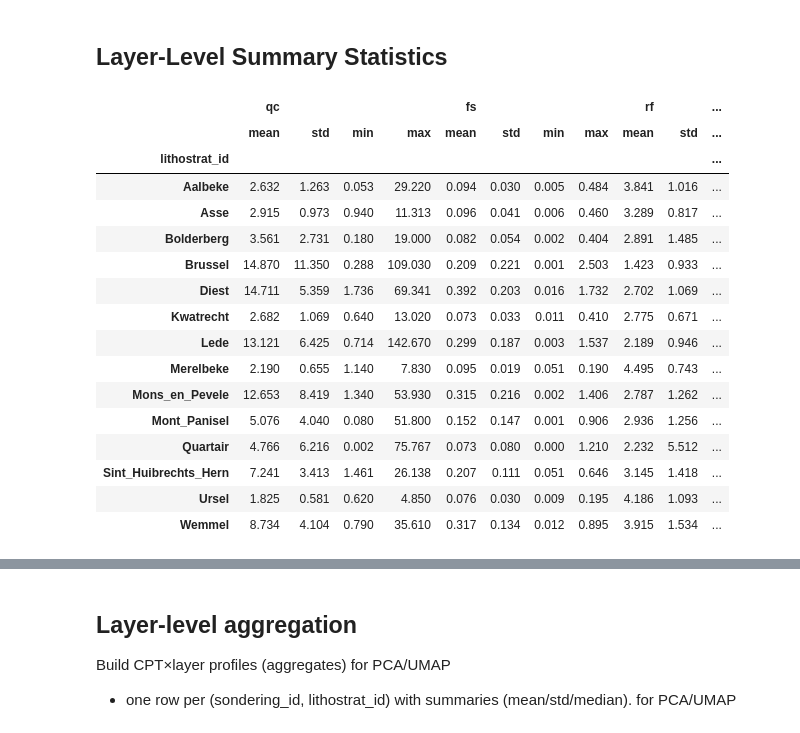
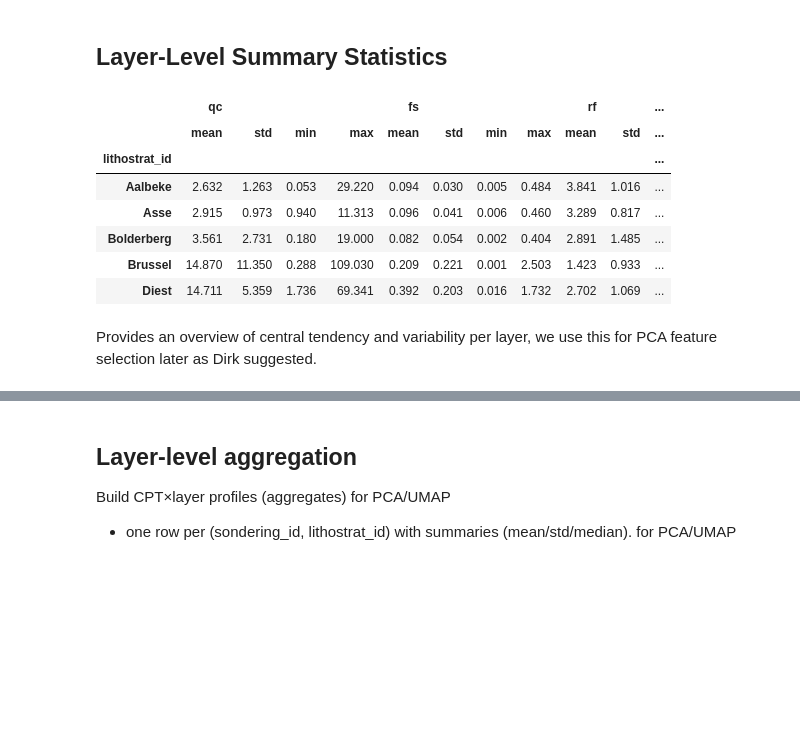
Before and after one commit to andrea-maza/PDS_MAEPS, a Jupyter notebook: PCA_Andrea_Maza.ipynb, the cells around one changed output, grey strips where cells are left out. Cells and saved outputs as stored; diff of their text form; code cells hidden in the pictures; blank space fills up the shorter version.

```diff
--- a/PCA_Andrea_Maza.ipynb
+++ b/PCA_Andrea_Maza.ipynb
@@ -475,26 +475,19 @@ To actually see how layers separate in feature space, we have to lithostrat_id t
 # %%
 layer_stats = (data_for_pca
                .groupby('lithostrat_id')[['qc','fs','rf','diepte']]
                .agg(['mean','std','min','max'])
                .round(3))
-display(layer_stats.head(20))
+display(layer_stats.head(5))
 #This is the “layer-level exploration"
 # %% [output]
 |  | qc |  |  |  | fs |  |  |  | rf |  | ... |
 |  | mean | std | min | max | mean | std | min | max | mean | std | ... |
 | lithostrat_id |  |  |  |  |  |  |  |  |  |  | ... |
 | Aalbeke | 2.632 | 1.263 | 0.053 | 29.220 | 0.094 | 0.030 | 0.005 | 0.484 | 3.841 | 1.016 | ... |
 | Asse | 2.915 | 0.973 | 0.940 | 11.313 | 0.096 | 0.041 | 0.006 | 0.460 | 3.289 | 0.817 | ... |
 | Bolderberg | 3.561 | 2.731 | 0.180 | 19.000 | 0.082 | 0.054 | 0.002 | 0.404 | 2.891 | 1.485 | ... |
 | Brussel | 14.870 | 11.350 | 0.288 | 109.030 | 0.209 | 0.221 | 0.001 | 2.503 | 1.423 | 0.933 | ... |
 | Diest | 14.711 | 5.359 | 1.736 | 69.341 | 0.392 | 0.203 | 0.016 | 1.732 | 2.702 | 1.069 | ... |
-| Kwatrecht | 2.682 | 1.069 | 0.640 | 13.020 | 0.073 | 0.033 | 0.011 | 0.410 | 2.775 | 0.671 | ... |
-| Lede | 13.121 | 6.425 | 0.714 | 142.670 | 0.299 | 0.187 | 0.003 | 1.537 | 2.189 | 0.946 | ... |
-| Merelbeke | 2.190 | 0.655 | 1.140 | 7.830 | 0.095 | 0.019 | 0.051 | 0.190 | 4.495 | 0.743 | ... |
-| Mons_en_Pevele | 12.653 | 8.419 | 1.340 | 53.930 | 0.315 | 0.216 | 0.002 | 1.406 | 2.787 | 1.262 | ... |
-| Mont_Panisel | 5.076 | 4.040 | 0.080 | 51.800 | 0.152 | 0.147 | 0.001 | 0.906 | 2.936 | 1.256 | ... |
-| Quartair | 4.766 | 6.216 | 0.002 | 75.767 | 0.073 | 0.080 | 0.000 | 1.210 | 2.232 | 5.512 | ... |
-| Sint_Huibrechts_Hern | 7.241 | 3.413 | 1.461 | 26.138 | 0.207 | 0.111 | 0.051 | 0.646 | 3.145 | 1.418 | ... |
-| Ursel | 1.825 | 0.581 | 0.620 | 4.850 | 0.076 | 0.030 | 0.009 | 0.195 | 4.186 | 1.093 | ... |
-| Wemmel | 8.734 | 4.104 | 0.790 | 35.610 | 0.317 | 0.134 | 0.012 | 0.895 | 3.915 | 1.534 | ... |
+# %% [markdown]
+Provides an overview of central tendency and variability per layer, we use this for PCA feature selection later as Dirk suggested.
 # %%
```
Also changed, not shown: parts of 2 cells of this notebook.
